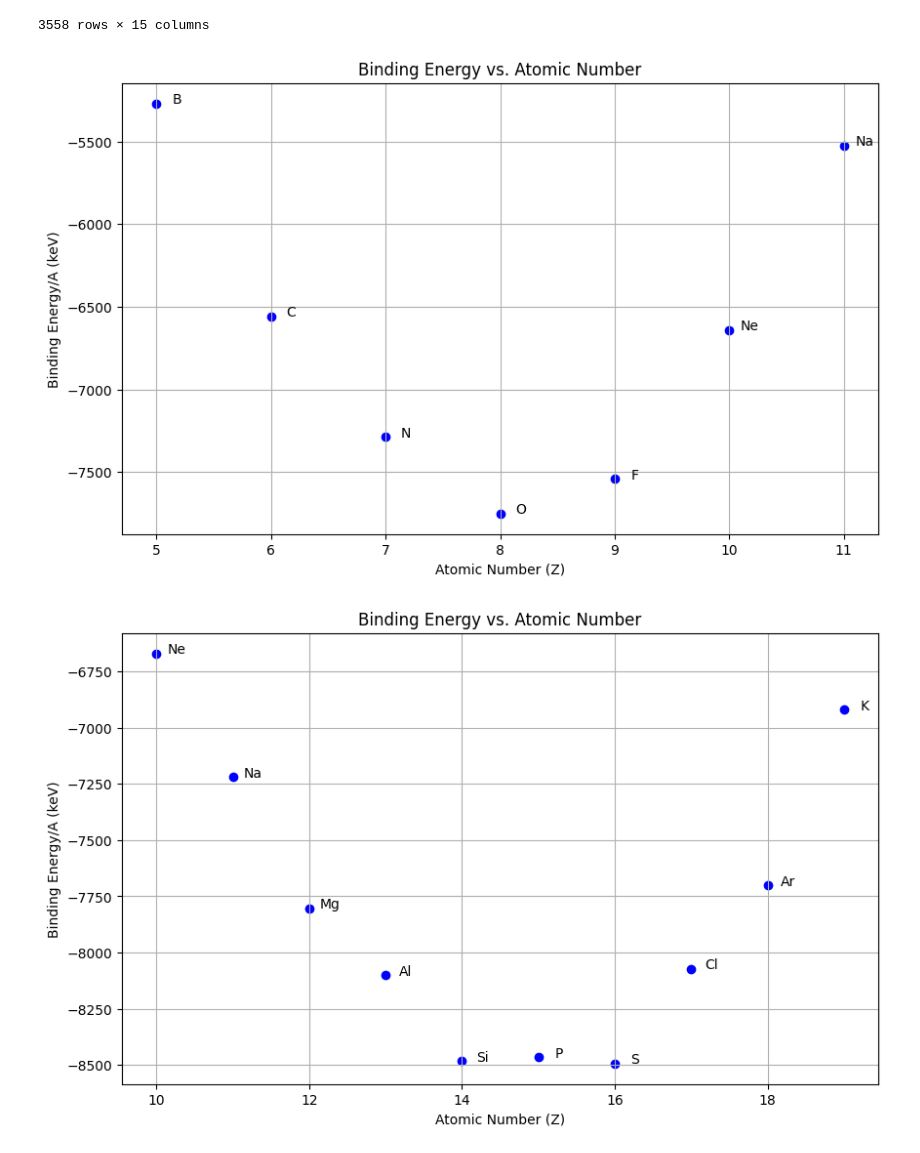
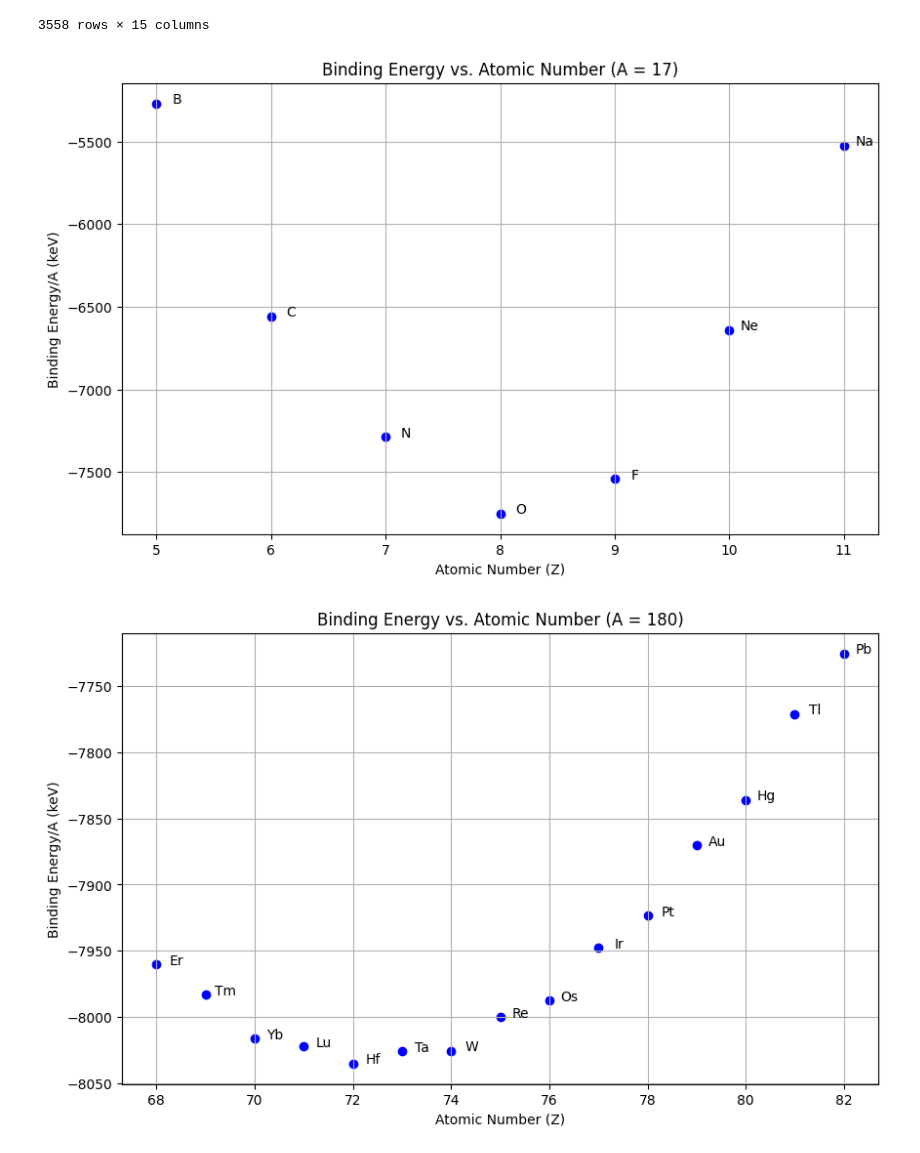
Before and after one commit to sewerininc/poetry_envs, a Jupyter notebook: kernefysik/Readings of the massround.mas20.txt.ipynb, the cells around one changed output. Saved outputs shown, nothing was run; the diff lists cells and outputs as text; code cells hidden in the pictures.

```diff
--- a/kernefysik/Readings of the massround.mas20.txt.ipynb
+++ b/kernefysik/Readings of the massround.mas20.txt.ipynb
@@ -78,7 +78,8 @@ df
 | 3557 | 177 | 118 | 295 | Og | -a | 201370# | 660# | 7076# | ... |
 3558 rows × 15 columns
 # %%
-values = df.loc[df["A"] == 17, ["Z", "Binding Energy/A (keV)", "El"]]
+A = 17
+values = df.loc[df["A"] == A, ["Z", "Binding Energy/A (keV)", "El"]]
 values["Binding Energy/A (keV)"] = values["Binding Energy/A (keV)"].astype(float)
 
 plt.figure(figsize=(10, 6))
@@ -93,33 +94,34 @@ for i, txt in zip(values['El'].index, values['El'].values):
 # Adding labels and title
 plt.ylabel('Binding Energy/A (keV)')
 plt.xlabel('Atomic Number (Z)')
-plt.title('Binding Energy vs. Atomic Number')
+plt.title(f'Binding Energy vs. Atomic Number (A = {A})')
 
 # Display the plot
 plt.grid(":")
 plt.show()
 # %% [output]
-[figure, old version]
+[figure, new version]
 # %%
-values = df.loc[df["A"] == 32, ["Z", "Binding Energy/A (keV)", "El"]]
+A = 180
+values = df.loc[df["A"] == A, ["Z", "Binding Energy/A (keV)", "El"]]
 values["Binding Energy/A (keV)"] = values["Binding Energy/A (keV)"].str.replace("#", "").astype(float)
 
 plt.figure(figsize=(10, 6))
 # Scatter plot
 plt.scatter(values['Z'], -values['Binding Energy/A (keV)'], marker='o', color='blue')
 
 # Adding annotations
 for i, txt in zip(values['El'].index, values['El'].values):
     plt.annotate(txt, (values['Z'][i], -values['Binding Energy/A (keV)'][i]),
                  textcoords="offset points", xytext=(15,0), ha='center')
 
 # Adding labels and title
 plt.ylabel('Binding Energy/A (keV)')
 plt.xlabel('Atomic Number (Z)')
-plt.title('Binding Energy vs. Atomic Number')
+plt.title(f'Binding Energy vs. Atomic Number (A = {A})')
 
 # Display the plot
 plt.grid(":")
 plt.show()
 # %% [output]
-[figure, old version]
+[figure, new version]
```
Also changed, not shown: 3 other files.
